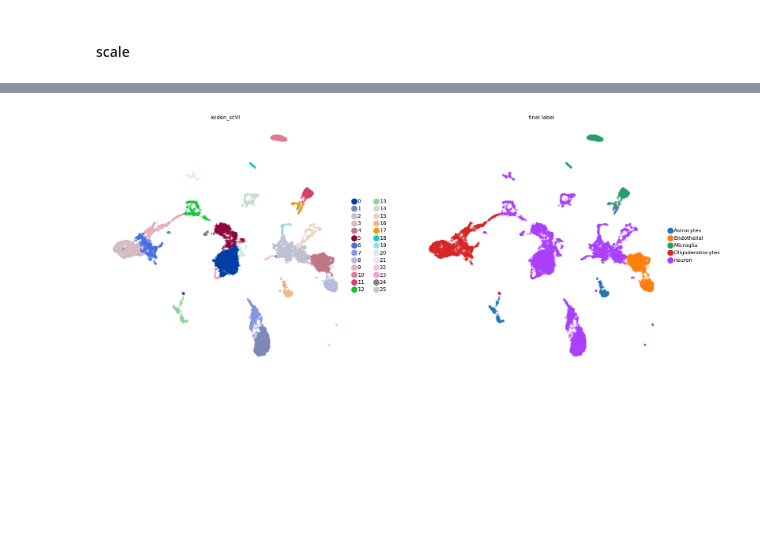
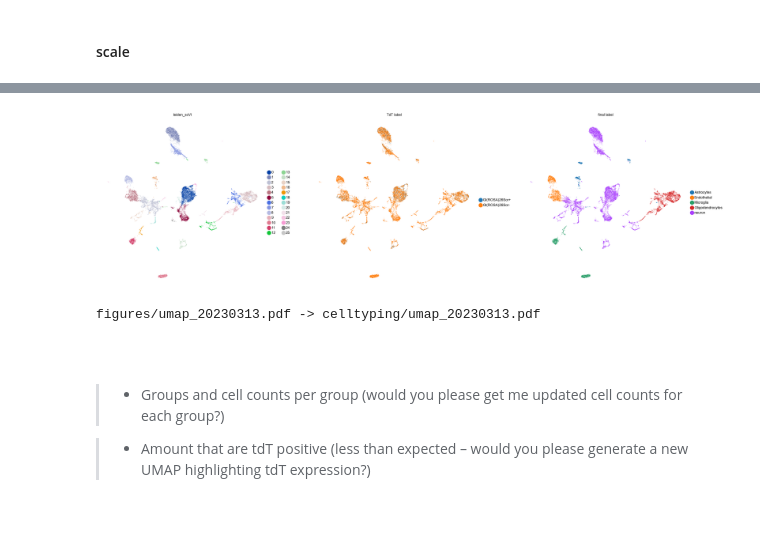
Before and after one commit to SABAFQ/MDMA-scRNAseq, a Jupyter notebook: 2-celltyping.ipynb, the cells around one changed output, grey strips where cells are left out. Drawn from its saved outputs; the diff is of its cells as text; code cells hidden in the pictures; blank space fills up the shorter version.

```diff
--- a/2-celltyping.ipynb
+++ b/2-celltyping.ipynb
@@ -309,3 +312,13 @@ results_file = 'celltyping/adata_non_neuron-clustered-labeled.h5ad.gz'
 adata_non_neuron.write_h5ad(results_file)
 # %% [markdown]
 # All data
+# %%
+results_file = 'celltyping/adata_non_neuron-clustered-labeled.h5ad.gz'
+
+adata_non_neuron = ad.read_h5ad(results_file)
+# %%
+results_file = 'celltyping/adata_neuron-clustered.h5ad.gz'
+
+adata_neuron = ad.read_h5ad(results_file)
+# %%
+adata = ad.concat([adata_neuron, adata_non_neuron])
@@ -336,7 +356,7 @@ sc.pl.umap(
         # 'group',
         'leiden_scVI',
         # 'leiden_neuron',
-        # "Sox11 label",
+        "TdT label",
         # 'Snap25 label',
         'final label',
         # "Sox11",'Snap25',
@@ -345,11 +365,12 @@ sc.pl.umap(
     layer='scaled',
     color_map="Reds",
     frameon=False,
-    alpha=0.5,size=20,
+    # alpha=0.1,
+    size=1,
     # legend_loc='on data',
     # add_outline=0.01,
-    # save = '_20221115'
+    save = '_20230313'
 )
 
-# !mv -v figures/umap_20221115.pdf celltyping/
+!mv -v figures/umap_20230313.pdf celltyping/
 # %% [output]
@@ -356 +378,8 @@ sc.pl.umap(
-[figure, old version]
+[figure, new version]
+figures/umap_20230313.pdf -> celltyping/umap_20230313.pdf
+# %% [markdown]
+###
+# %% [markdown]
+> - Groups and cell counts per group (would you please get me updated cell counts for each group?)
+
+> - Amount that are tdT positive (less than expected – would you please generate a new UMAP highlighting tdT expression?)
```
Also changed, not shown: parts of 5 cells of this notebook, 5 other files.
